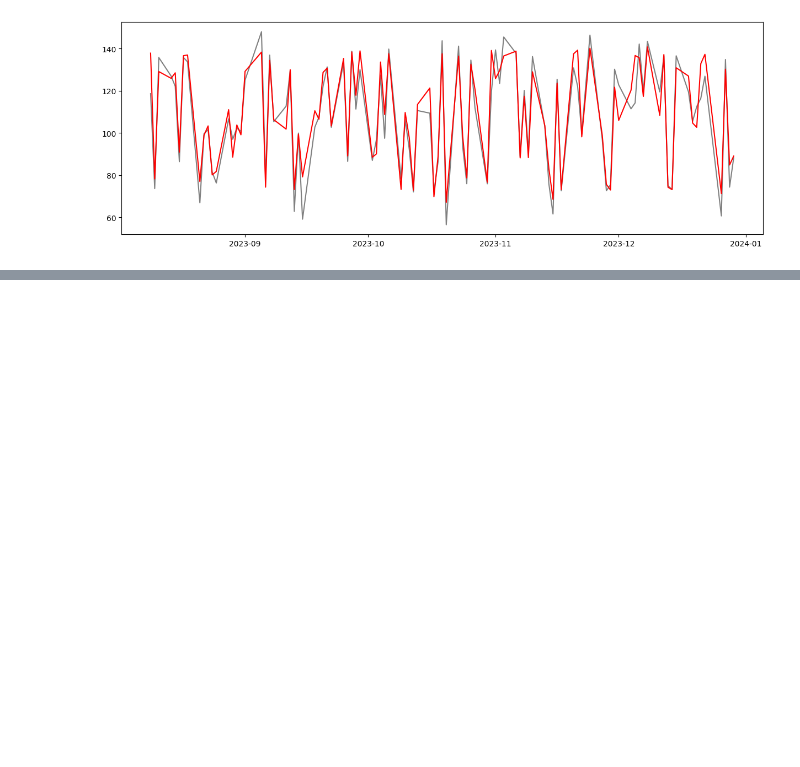
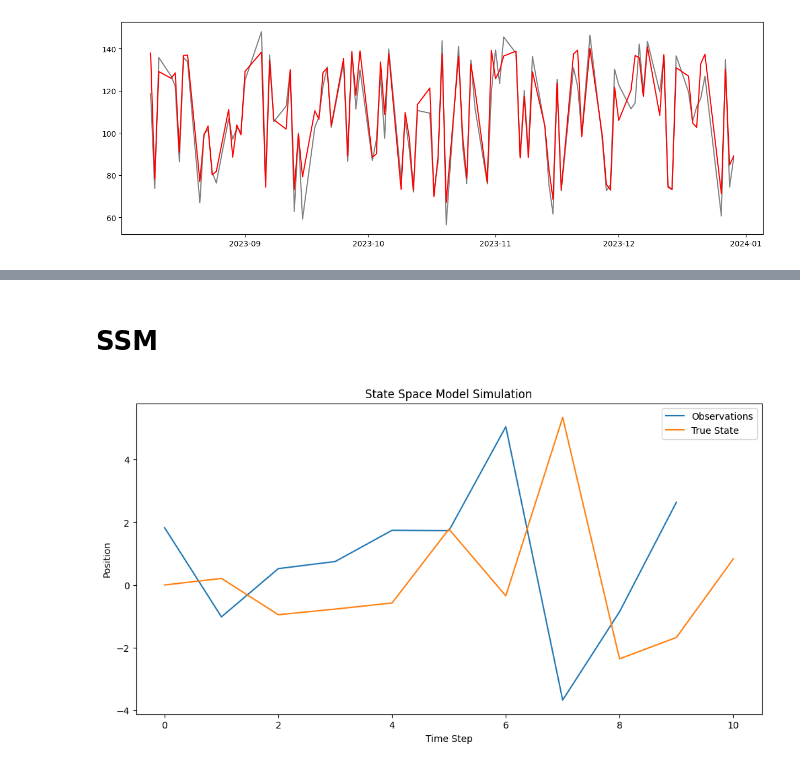
Before and after one commit to Ykiiii/Timing-signal-analysis, a Jupyter notebook: RNN.ipynb, the cells around one changed output, grey strips where cells are left out. Saved outputs shown, nothing was run; the diff lists cells and outputs as text; code cells hidden in the pictures; blank space fills up the shorter version.

```diff
--- a/RNN.ipynb
+++ b/RNN.ipynb
@@ -690,0 +904,53 @@ plt.show()
+# %% [markdown]
+# SSM
+# %%
+import numpy as np
+import matplotlib.pyplot as plt
+
+# 定义时间步长
+dt = 0.1
+
+# 定义状态转移矩阵 A 和输入矩阵 B
+A = np.array([[1.0, dt],
+              [0.0, 1.0]])
+B = np.array([[0.5 * dt**2],
+              [dt]])
+
+# 定义观测矩阵 C 和观测噪声矩阵 D
+C = np.array([[1.0, 0.0]])
+D = np.array([[0.0]])
+
+# 定义初始状态和初始状态协方差
+x0 = np.array([0.0, 0.0])
+P0 = np.eye(2)
+
+# 模拟过程，例如10个时间步长
+num_steps = 10
+
+# 用于存储状态和观测结果的列表
+states = [x0]
+observations = []
+
+for t in range(num_steps):
+    # 状态转移
+    x = A @ x0 + np.random.multivariate_normal([0, 0], P0)
+    states.append(x)
+
+    # 观测
+    y = C @ x + np.random.normal(0, 1)
+    observations.append(y)
+
+    # 更新状态协方差矩阵 P0（这里简化处理，实际应用中需要考虑预测和更新步骤）
+    P0 = A @ P0 @ A.T + np.eye(2)
+
+# 绘制状态和观测结果
+plt.figure(figsize=(12, 6))
+plt.plot(observations, label='Observations')
+plt.plot([states[i][0] for i in range(num_steps + 1)], label='True State')
+plt.legend()
+plt.xlabel('Time Step')
+plt.ylabel('Position')
+plt.title('State Space Model Simulation')
+plt.show()
+# %% [output]
+[figure, added]
```
Also changed, not shown: parts of 9 cells of this notebook, 4 other files.
